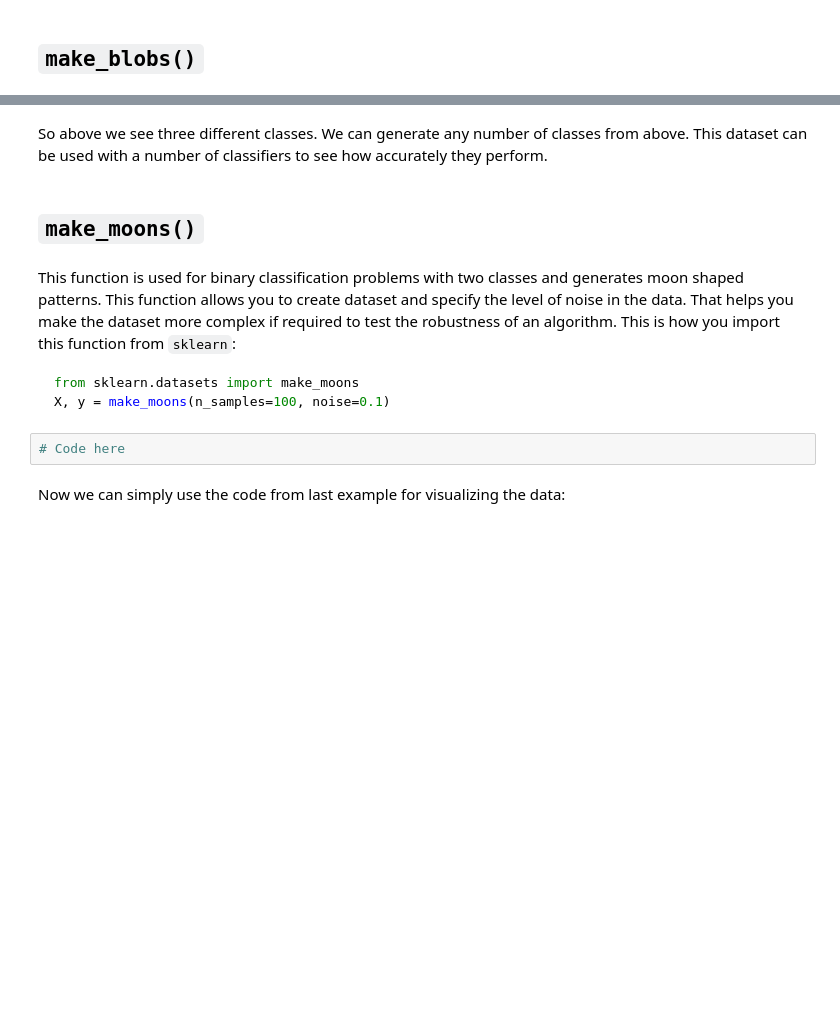
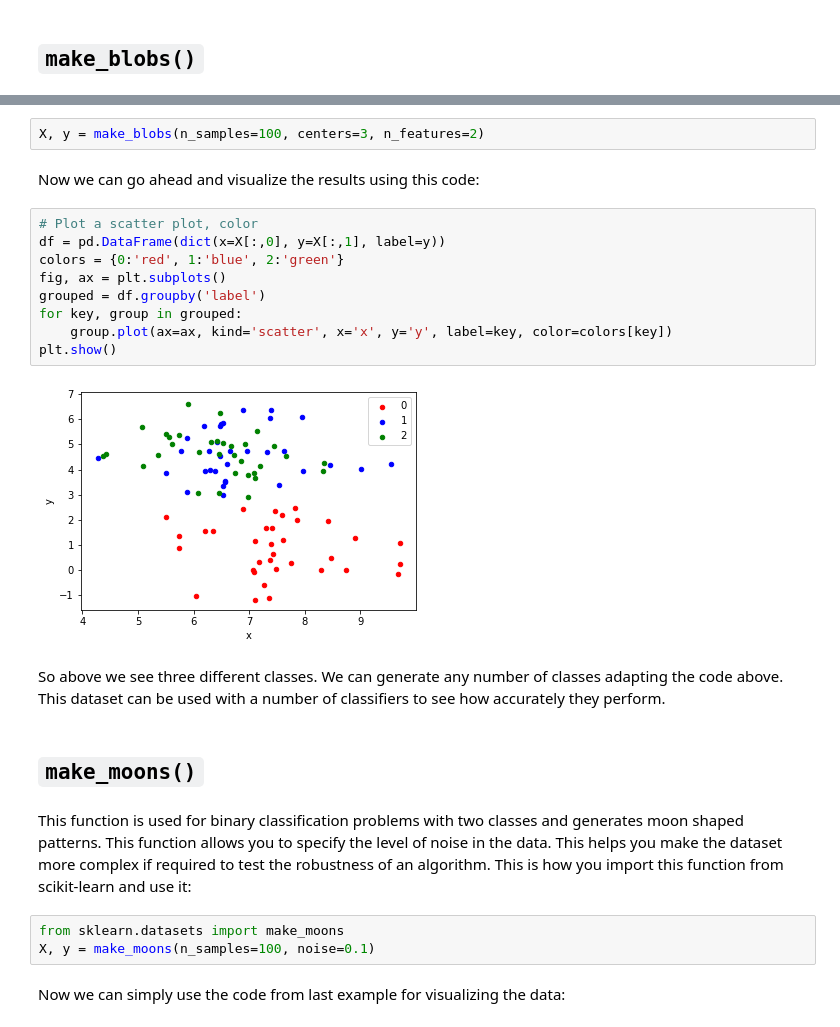
Before and after one commit to yagutaro/dsc-generating-data-hbs-ds-060120, a Jupyter notebook: index.ipynb, the cells around one changed output, grey strips where cells are left out. Saved outputs shown, nothing was run; the diff lists cells and outputs as text; blank space fills up the shorter version.

````diff
--- a/index.ipynb
+++ b/index.ipynb
@@ -61,15 +38,26 @@ plt.show()
+# %%
+X, y = make_blobs(n_samples=100, centers=3, n_features=2)
+# %% [markdown]
+Now we can go ahead and visualize the results using this code:
+# %%
+# Plot a scatter plot, color
+df = pd.DataFrame(dict(x=X[:,0], y=X[:,1], label=y))
+colors = {0:'red', 1:'blue', 2:'green'}
+fig, ax = plt.subplots()
+grouped = df.groupby('label')
+for key, group in grouped:
+    group.plot(ax=ax, kind='scatter', x='x', y='y', label=key, color=colors[key])
+plt.show()
+# %% [output]
+[figure, added]
 # %% [markdown]
-So above we see three different classes. We can generate any number of classes from above. This dataset can be used with a number of classifiers to see how accurately they perform.
+So above we see three different classes. We can generate any number of classes adapting the code above. This dataset can be used with a number of classifiers to see how accurately they perform.
 # %% [markdown]
 ## `make_moons()`
 # %% [markdown]
-This function is used for binary classification problems with two classes and generates moon shaped patterns. This function allows you to create dataset and specify the level of noise in the data. That helps you make the dataset more complex if required to test the robustness of an algorithm. This is how you import this function from `sklearn`:
-
-```python
-from sklearn.datasets import make_moons
-X, y = make_moons(n_samples=100, noise=0.1)
-```
+This function is used for binary classification problems with two classes and generates moon shaped patterns. This function allows you to specify the level of noise in the data. This helps you make the dataset more complex if required to test the robustness of an algorithm. This is how you import this function from scikit-learn and use it:
-# %%
-# Code here
+# %%
+from sklearn.datasets import make_moons
+X, y = make_moons(n_samples=100, noise=0.1)
 # %% [markdown]
 Now we can simply use the code from last example for visualizing the data:
````
Also changed, not shown: parts of 26 cells of this notebook, 7 other files.
